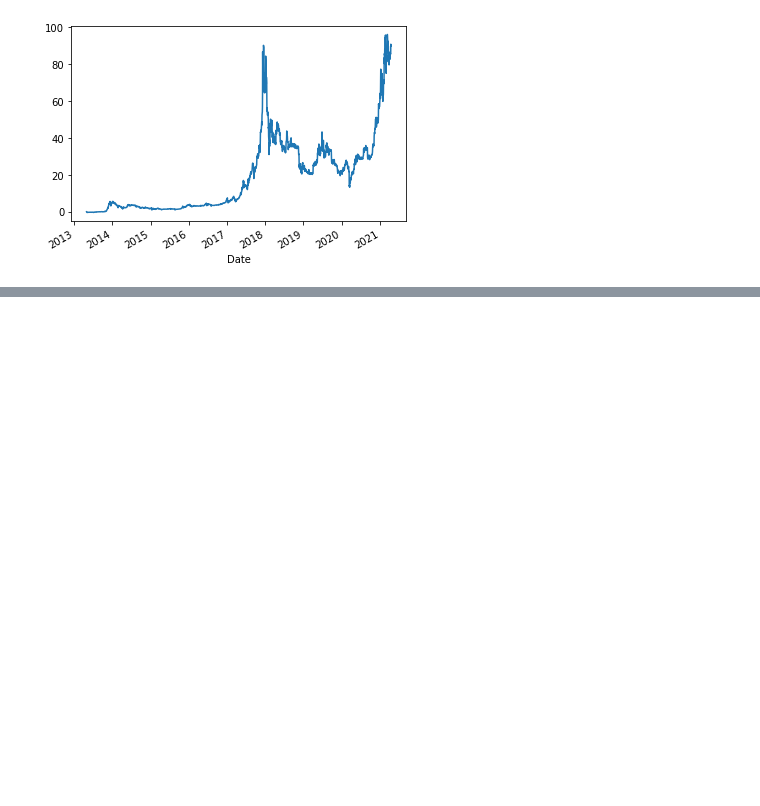
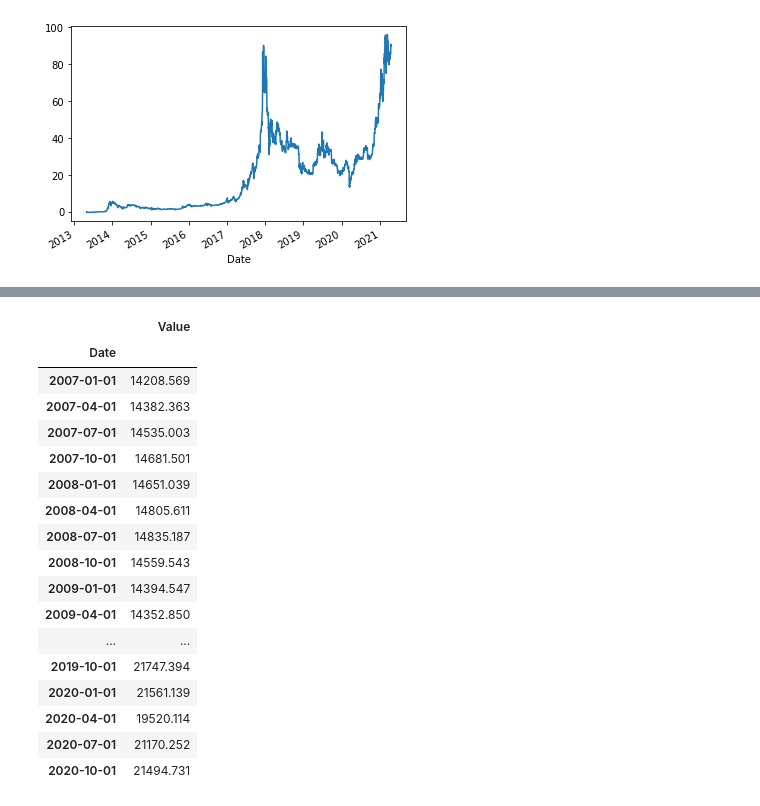
Before and after one commit to tatejones919/RSI_Correlation, a Jupyter notebook: notebooks/Tate's_notebook.ipynb, the cells around one changed output, grey strips where cells are left out. Saved outputs shown, nothing was run; the diff lists cells and outputs as text; code cells hidden in the pictures; blank space fills up the shorter version.

```diff
--- a/notebooks/Tate's_notebook.ipynb
+++ b/notebooks/Tate's_notebook.ipynb
@@ -146,0 +160,22 @@ request_url = request_url + api_key
+# %%
+gdp_data = quandl.get("FRED/GDP", start_date="2007-01-01", end_date="2021-04-01")
+gdp_data
+# %% [output]
+|  | Value |
+| Date |  |
+| 2007-01-01 | 14208.569 |
+| 2007-04-01 | 14382.363 |
+| 2007-07-01 | 14535.003 |
+| 2007-10-01 | 14681.501 |
+| 2008-01-01 | 14651.039 |
+| 2008-04-01 | 14805.611 |
+| 2008-07-01 | 14835.187 |
+| 2008-10-01 | 14559.543 |
+| 2009-01-01 | 14394.547 |
+| 2009-04-01 | 14352.850 |
+| ... | ... |
+| 2019-10-01 | 21747.394 |
+| 2020-01-01 | 21561.139 |
+| 2020-04-01 | 19520.114 |
+| 2020-07-01 | 21170.252 |
+| 2020-10-01 | 21494.731 |
```
Also changed, not shown: parts of 9 cells of this notebook.
